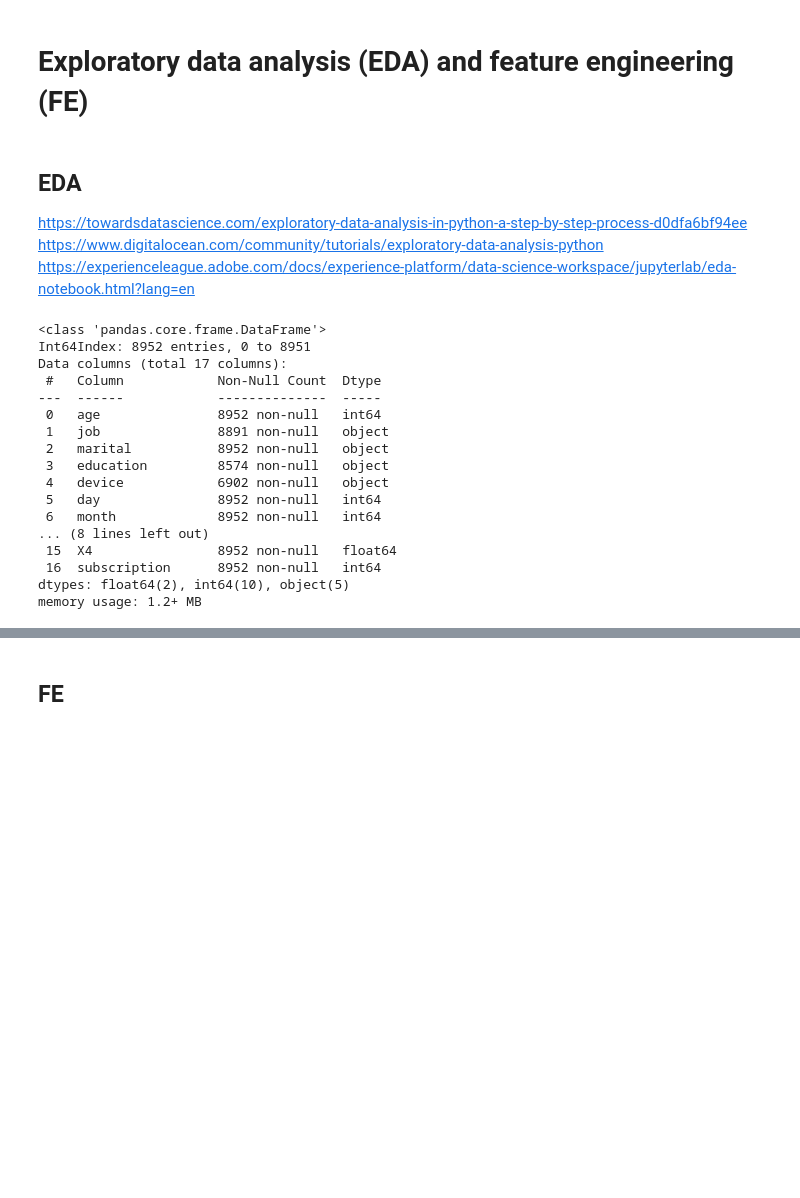
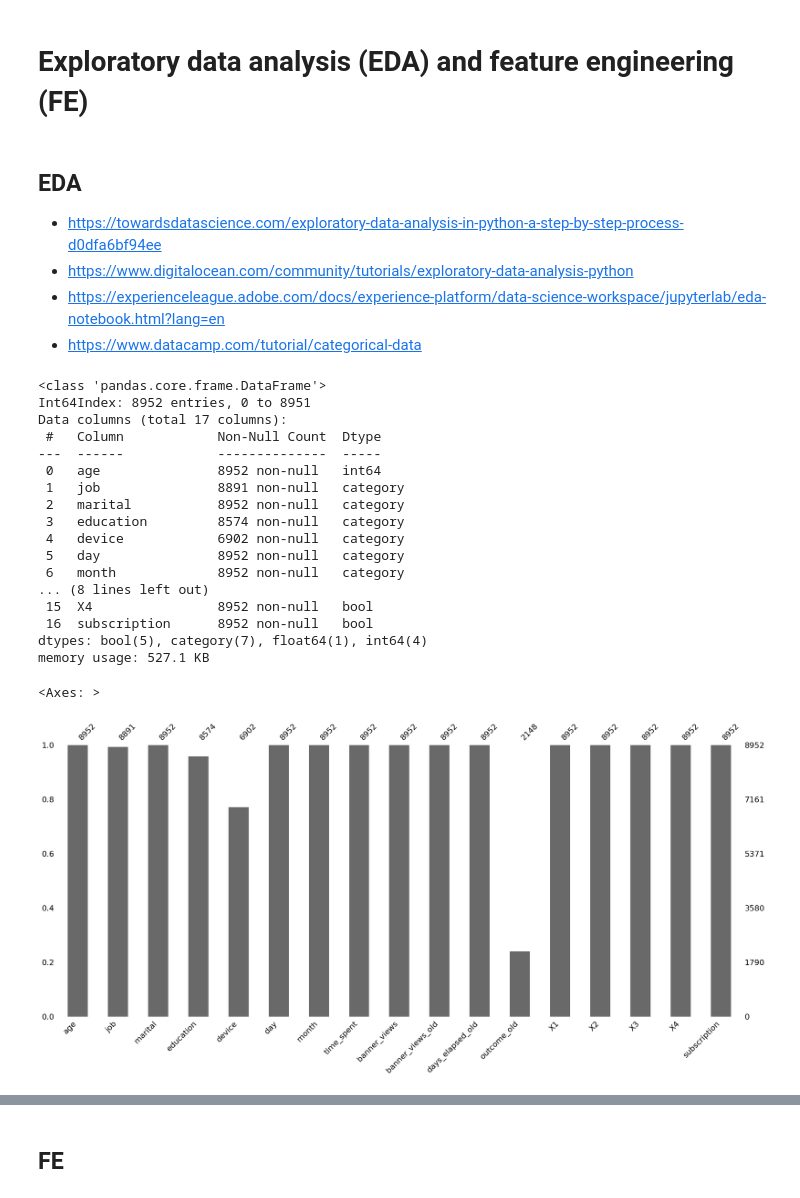
Before and after one commit to realbigi/ML_Data_Competition, a Jupyter notebook: Report.ipynb, the cells around one changed output, grey strips where cells are left out. Cells and saved outputs as stored; diff of their text form; code cells hidden in the pictures; blank space fills up the shorter version.

```diff
--- a/Report.ipynb
+++ b/Report.ipynb
@@ -34,30 +44,34 @@ train.head()
 # %% [markdown]
 ## EDA
 
-https://towardsdatascience.com/exploratory-data-analysis-in-python-a-step-by-step-process-d0dfa6bf94ee
-https://www.digitalocean.com/community/tutorials/exploratory-data-analysis-python
-https://experienceleague.adobe.com/docs/experience-platform/data-science-workspace/jupyterlab/eda-notebook.html?lang=en
+* https://towardsdatascience.com/exploratory-data-analysis-in-python-a-step-by-step-process-d0dfa6bf94ee
+* https://www.digitalocean.com/community/tutorials/exploratory-data-analysis-python
+* https://experienceleague.adobe.com/docs/experience-platform/data-science-workspace/jupyterlab/eda-notebook.html?lang=en
+* https://www.datacamp.com/tutorial/categorical-data
 # %%
 # Basic information
 train.info()
+msno.bar(train)
 # %% [output]
 <class 'pandas.core.frame.DataFrame'>
 Int64Index: 8952 entries, 0 to 8951
 Data columns (total 17 columns):
  #   Column            Non-Null Count  Dtype
 ---  ------            --------------  -----
  0   age               8952 non-null   int64
- 1   job               8891 non-null   object
- 2   marital           8952 non-null   object
- 3   education         8574 non-null   object
- 4   device            6902 non-null   object
- 5   day               8952 non-null   int64
- 6   month             8952 non-null   int64
+ 1   job               8891 non-null   category
+ 2   marital           8952 non-null   category
+ 3   education         8574 non-null   category
+ 4   device            6902 non-null   category
+ 5   day               8952 non-null   category
+ 6   month             8952 non-null   category
 ... (8 lines left out)
- 15  X4                8952 non-null   float64
- 16  subscription      8952 non-null   int64
-dtypes: float64(2), int64(10), object(5)
-memory usage: 1.2+ MB
+ 15  X4                8952 non-null   bool
+ 16  subscription      8952 non-null   bool
+dtypes: bool(5), category(7), float64(1), int64(4)
+memory usage: 527.1 KB
+<Axes: >
+[figure, added]
 # %%
 # Describe numerical data
 train.describe()
```
Also changed, not shown: parts of 7 cells of this notebook, 1 other file.
